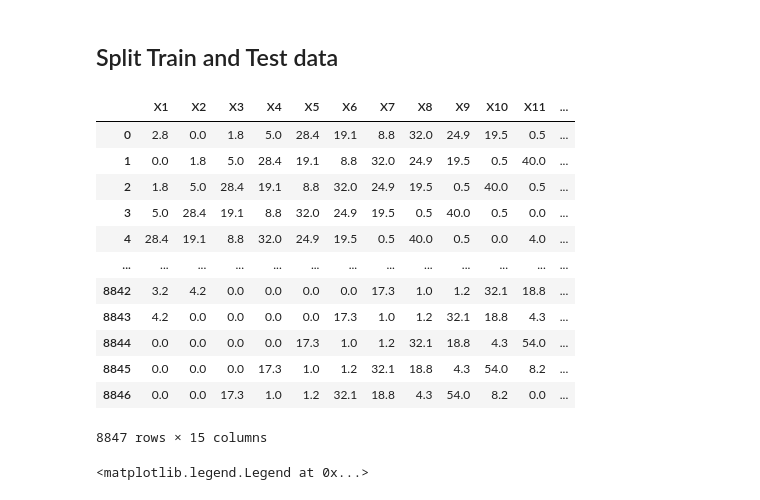
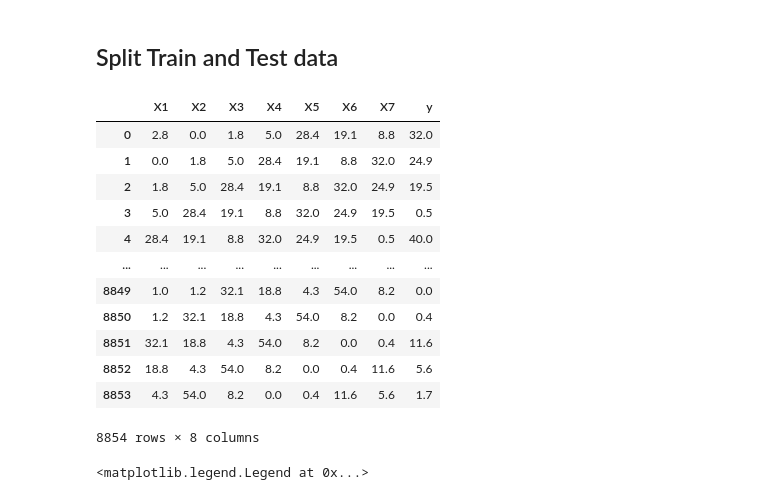
Before and after one commit to TriannaHappy/WeatherForecastwithLSTM, a Jupyter notebook: LSTM_for_WeatherForecasting.ipynb, the cells around one changed output. Cells and saved outputs as stored; diff of their text form; code cells hidden in the pictures.

```diff
--- a/LSTM_for_WeatherForecasting.ipynb
+++ b/LSTM_for_WeatherForecasting.ipynb
@@ -170,7 +170,7 @@ Name: RR, Length: 8861, dtype: float64
 ## Split Train and Test data
 # %%
 # Create X and y data with size of window=2
-window = 14
+window = 7
 X = []
 y = []
 
@@ -183,22 +183,22 @@ y = np.array(y)
 # %%
 # make dataframe from X and y
 
-X_y_df = pd.concat([pd.DataFrame(X, columns=['X'+str(x) for x in range (1,15)]), pd.DataFrame(y, columns=['y'])], axis=1)
+X_y_df = pd.concat([pd.DataFrame(X, columns=['X'+str(x) for x in range (1,8)]), pd.DataFrame(y, columns=['y'])], axis=1)
 X_y_df
 # %% [output]
-|  | X1 | X2 | X3 | X4 | X5 | X6 | X7 | X8 | X9 | X10 | X11 | ... |
-| 0 | 2.8 | 0.0 | 1.8 | 5.0 | 28.4 | 19.1 | 8.8 | 32.0 | 24.9 | 19.5 | 0.5 | ... |
-| 1 | 0.0 | 1.8 | 5.0 | 28.4 | 19.1 | 8.8 | 32.0 | 24.9 | 19.5 | 0.5 | 40.0 | ... |
-| 2 | 1.8 | 5.0 | 28.4 | 19.1 | 8.8 | 32.0 | 24.9 | 19.5 | 0.5 | 40.0 | 0.5 | ... |
-| 3 | 5.0 | 28.4 | 19.1 | 8.8 | 32.0 | 24.9 | 19.5 | 0.5 | 40.0 | 0.5 | 0.0 | ... |
-| 4 | 28.4 | 19.1 | 8.8 | 32.0 | 24.9 | 19.5 | 0.5 | 40.0 | 0.5 | 0.0 | 4.0 | ... |
-| ... | ... | ... | ... | ... | ... | ... | ... | ... | ... | ... | ... | ... |
-| 8842 | 3.2 | 4.2 | 0.0 | 0.0 | 0.0 | 0.0 | 17.3 | 1.0 | 1.2 | 32.1 | 18.8 | ... |
-| 8843 | 4.2 | 0.0 | 0.0 | 0.0 | 0.0 | 17.3 | 1.0 | 1.2 | 32.1 | 18.8 | 4.3 | ... |
-| 8844 | 0.0 | 0.0 | 0.0 | 0.0 | 17.3 | 1.0 | 1.2 | 32.1 | 18.8 | 4.3 | 54.0 | ... |
-| 8845 | 0.0 | 0.0 | 0.0 | 17.3 | 1.0 | 1.2 | 32.1 | 18.8 | 4.3 | 54.0 | 8.2 | ... |
-| 8846 | 0.0 | 0.0 | 17.3 | 1.0 | 1.2 | 32.1 | 18.8 | 4.3 | 54.0 | 8.2 | 0.0 | ... |
+|  | X1 | X2 | X3 | X4 | X5 | X6 | X7 | y |
+| 0 | 2.8 | 0.0 | 1.8 | 5.0 | 28.4 | 19.1 | 8.8 | 32.0 |
+| 1 | 0.0 | 1.8 | 5.0 | 28.4 | 19.1 | 8.8 | 32.0 | 24.9 |
+| 2 | 1.8 | 5.0 | 28.4 | 19.1 | 8.8 | 32.0 | 24.9 | 19.5 |
+| 3 | 5.0 | 28.4 | 19.1 | 8.8 | 32.0 | 24.9 | 19.5 | 0.5 |
+| 4 | 28.4 | 19.1 | 8.8 | 32.0 | 24.9 | 19.5 | 0.5 | 40.0 |
+| ... | ... | ... | ... | ... | ... | ... | ... | ... |
+| 8849 | 1.0 | 1.2 | 32.1 | 18.8 | 4.3 | 54.0 | 8.2 | 0.0 |
+| 8850 | 1.2 | 32.1 | 18.8 | 4.3 | 54.0 | 8.2 | 0.0 | 0.4 |
+| 8851 | 32.1 | 18.8 | 4.3 | 54.0 | 8.2 | 0.0 | 0.4 | 11.6 |
+| 8852 | 18.8 | 4.3 | 54.0 | 8.2 | 0.0 | 0.4 | 11.6 | 5.6 |
+| 8853 | 4.3 | 54.0 | 8.2 | 0.0 | 0.4 | 11.6 | 5.6 | 1.7 |
-8847 rows × 15 columns
+8854 rows × 8 columns
 # %%
 # Calculate sizes for train, validation, and test sets
 train_size = round(len(X) * 0.7)  # 70% for training
```
Also changed, not shown: parts of 8 cells of this notebook.
